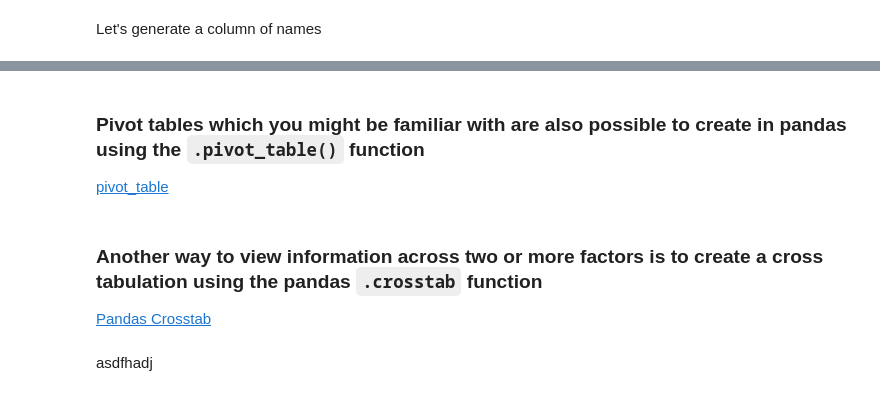
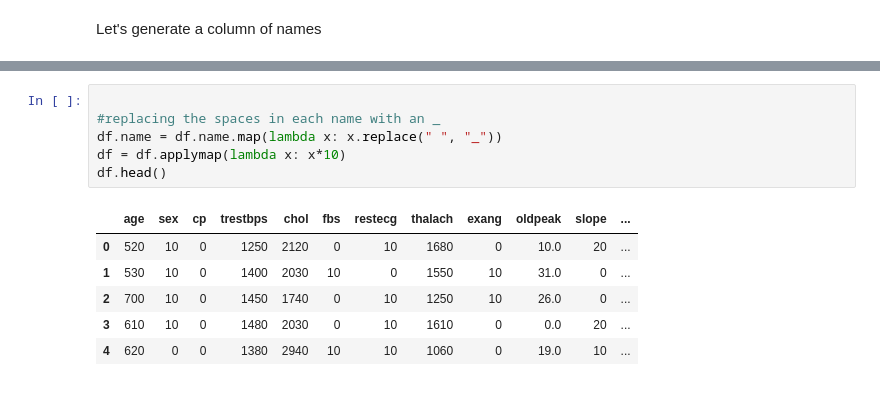
Before and after one commit to Malcolm206/dsc-pandas-tips-tricks, a Jupyter notebook: index.ipynb, the cells around one changed output, grey strips where cells are left out. Drawn from its saved outputs; the diff is of its cells as text.

```diff
--- a/index.ipynb
+++ b/index.ipynb
@@ -76,10 +292,13 @@ There are a variety of ways you might want to transpose your dataframe.  One thi
-# %% [markdown]
-### Pivot tables which you might be familiar with are also possible to create in pandas using the `.pivot_table()` function
-
-[pivot_table](https://pandas.pydata.org/pandas-docs/stable/reference/api/pandas.pivot_table.html)
-# %% [markdown]
-### Another way to view information across two or more factors is to create a cross tabulation using the pandas `.crosstab` function
-
-[Pandas Crosstab](https://pandas.pydata.org/pandas-docs/stable/reference/api/pandas.crosstab.html)
-# %% [markdown]
-asdfhadj
+# %%
+
+#replacing the spaces in each name with an _
+df.name = df.name.map(lambda x: x.replace(" ", "_"))
+df = df.applymap(lambda x: x*10)
+df.head()
+# %% [output]
+|  | age | sex | cp | trestbps | chol | fbs | restecg | thalach | exang | oldpeak | slope | ... |
+| 0 | 520 | 10 | 0 | 1250 | 2120 | 0 | 10 | 1680 | 0 | 10.0 | 20 | ... |
+| 1 | 530 | 10 | 0 | 1400 | 2030 | 10 | 0 | 1550 | 10 | 31.0 | 0 | ... |
+| 2 | 700 | 10 | 0 | 1450 | 1740 | 0 | 10 | 1250 | 10 | 26.0 | 0 | ... |
+| 3 | 610 | 10 | 0 | 1480 | 2030 | 0 | 10 | 1610 | 0 | 0.0 | 20 | ... |
+| 4 | 620 | 0 | 0 | 1380 | 2940 | 10 | 10 | 1060 | 0 | 19.0 | 10 | ... |
```
Also changed, not shown: parts of 18 cells of this notebook, 1 other file.
